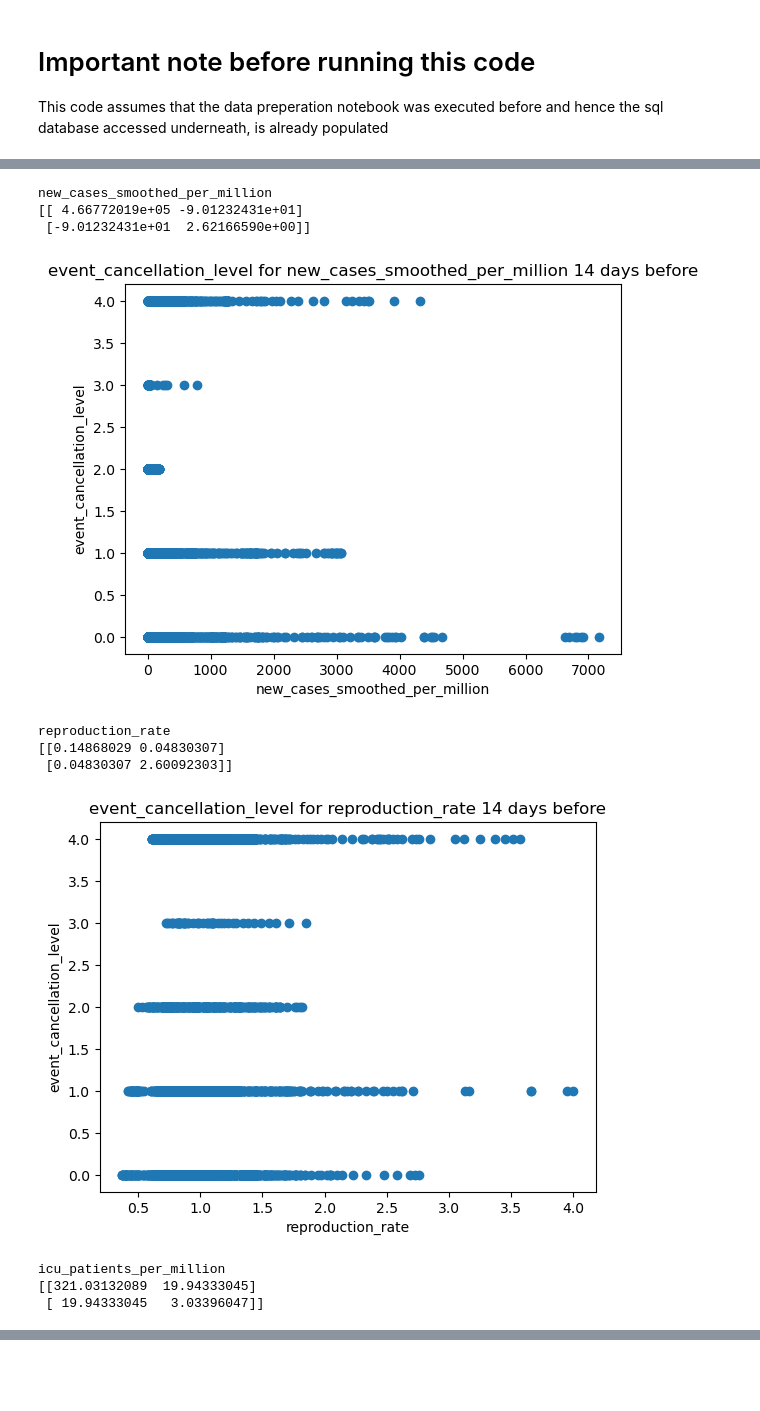
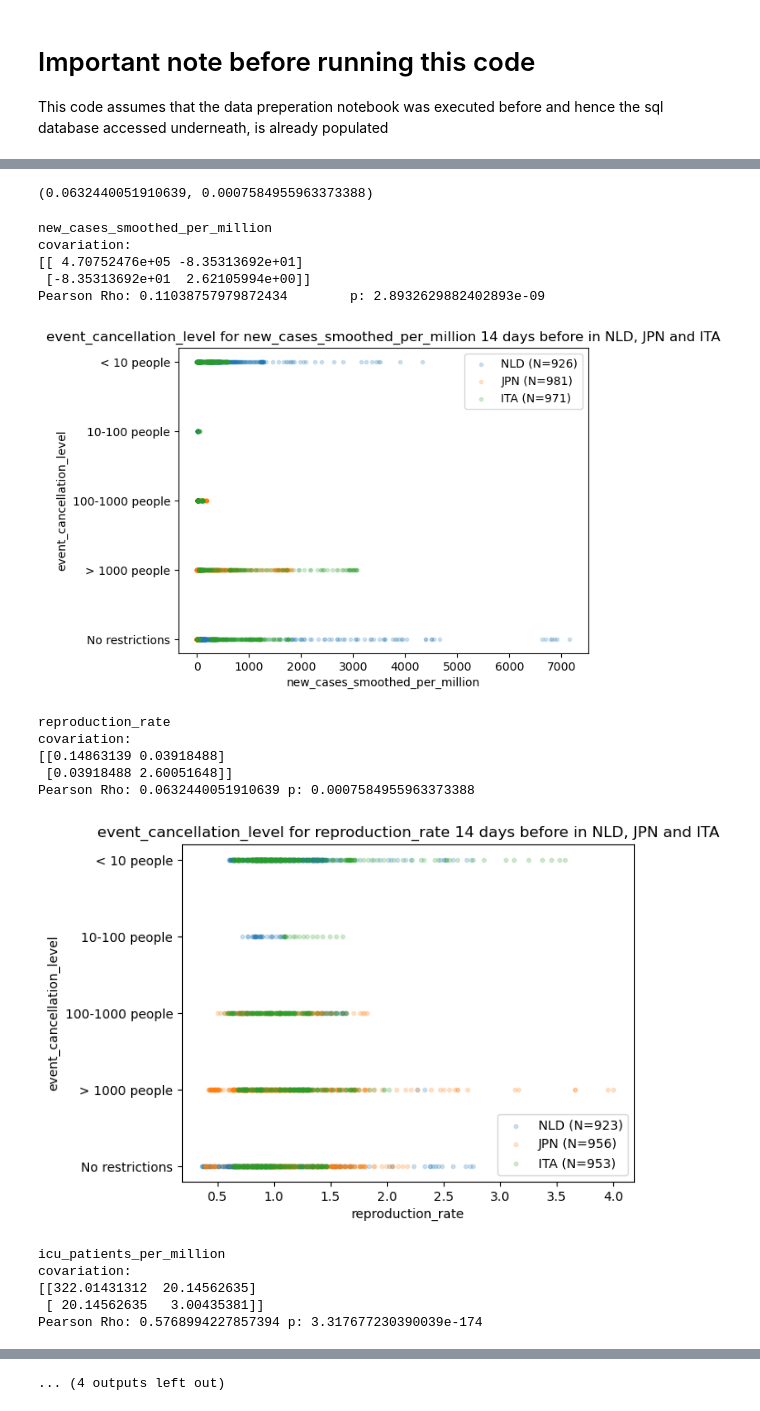
Before and after one commit to KasperGoes/Data-Science-dashboard, a Jupyter notebook: docker/dashboard/Data analysis.ipynb, the cells around one changed output, grey strips where cells are left out. Cells and saved outputs as stored; diff of their text form; code cells hidden in the pictures; blank space fills up the shorter version.

```diff
--- a/docker/dashboard/Data analysis.ipynb
+++ b/docker/dashboard/Data analysis.ipynb
@@ -71,16 +140,30 @@ class Analytics:
 # %%
 analytics = Analytics(db_conn,'all_relevant')
+# %%
+analytics.KPI_policy_rho('reproduction_rate')
+# %% [output]
+(0.0632440051910639, 0.0007584955963373388)
+# %%
+kpis = ['new_cases_smoothed_per_million','reproduction_rate','icu_patients_per_million','hosp_patients_per_million','weekly_icu_admissions_per_million',
+        'people_fully_vaccinated_per_hundred', 'total_boosters_per_hundred','new_vaccinations_smoothed_per_million']
 # %%
-analytics.KPIs_policy_covars_and_plots(['new_cases_smoothed_per_million','reproduction_rate','icu_patients_per_million'])
+
+analytics.KPIs_policy_stats_and_plots(kpis)
 # %% [output]
 new_cases_smoothed_per_million
-[[ 4.66772019e+05 -9.01232431e+01]
- [-9.01232431e+01  2.62166590e+00]]
+covariation:
+[[ 4.70752476e+05 -8.35313692e+01]
+ [-8.35313692e+01  2.62105994e+00]]
+Pearson Rho: 0.11038757979872434        p: 2.8932629882402893e-09
-[figure, old version]
+[figure, new version]
 reproduction_rate
-[[0.14868029 0.04830307]
- [0.04830307 2.60092303]]
+covariation:
+[[0.14863139 0.03918488]
+ [0.03918488 2.60051648]]
+Pearson Rho: 0.0632440051910639 p: 0.0007584955963373388
-[figure, old version]
+[figure, new version]
 icu_patients_per_million
-[[321.03132089  19.94333045]
- [ 19.94333045   3.03396047]]
+covariation:
+[[322.01431312  20.14562635]
+ [ 20.14562635   3.00435381]]
+Pearson Rho: 0.5768994227857394 p: 3.317677230390039e-174
@@ -88,3 +189,4 @@ icu_patients_per_million
+... (4 outputs left out)
 # %%
 analytics.KPI_policy_covar('new_cases_smoothed_per_million')
 # %% [output]
```
Also changed, not shown: parts of 7 cells of this notebook.
